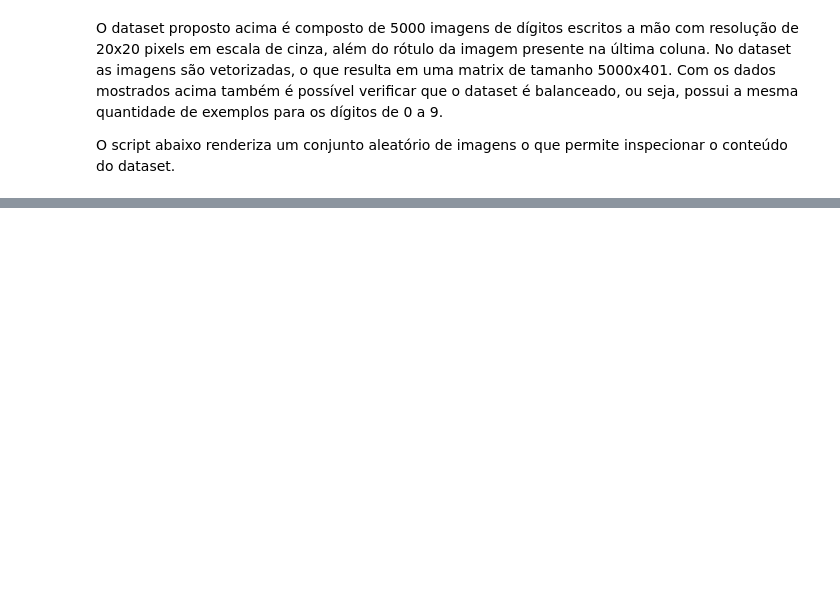
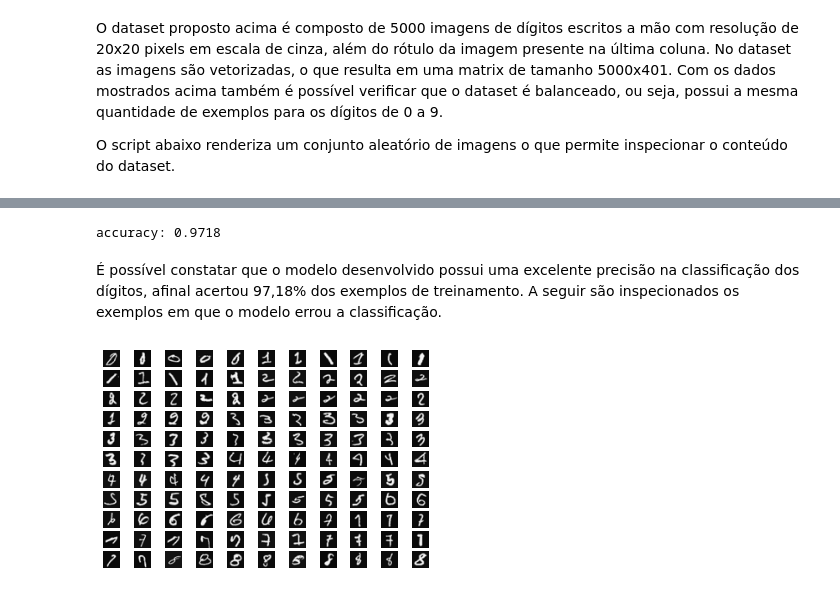
Before and after one commit to CleberPeter/machine_learning_book, a Jupyter notebook: 06-neural_networks.ipynb, the cells around one changed output, grey strips where cells are left out. Drawn from its saved outputs; the diff is of its cells as text; code cells hidden in the pictures; blank space fills up the shorter version.

```diff
--- a/06-neural_networks.ipynb
+++ b/06-neural_networks.ipynb
@@ -638,0 +793,56 @@ show_image(X[indexes], n_images)
+# %%
+def predict(x):
+    """
+    Multiclass prediction
+    Arguments:
+        x: np.array (mxn)
+    Returns:
+        np.array (mx1)
+    """
+    [m, n] = np.shape(x)
+    preds = np.zeros((m,n))
+    for idx, x_i in enumerate(x):
+        pred = np.zeros((1,n))
+        out = np.argmax(x_i, axis=0)
+        pred[0, out] = 1
+        preds[idx, :] = pred
+
+    return preds
+
+def accuracy(h_x, y):
+    """
+    Accuracy from classification
+    Arguments:
+        h_x: np.array (mx1)
+        y: np.array (mx1)
+    Returns:
+        accuracy: double
+        id_error_list: list of integer
+    """
+    m = np.shape(h_x)[0]
+    hints = 0
+    id_error_list = []
+    for idx, (h_x_i, y_i) in enumerate(zip(h_x, y)):
+        if np.array_equal(h_x_i, y_i):
+            hints += 1
+        else:
+            id_error_list.append(idx)
+
+    return [hints/m, id_error_list]
+
+o_min_list = vect_to_list(o_min_vect, layers_sizes)
+a = forward_propagation(X, o_min_list)
+pred = predict(a[-1])
+
+[accy, id_error_list] = accuracy(pred, Y)
+print('accuracy:', accy)
+# %% [output]
+accuracy: 0.9718
+# %% [markdown]
+É possível constatar que o modelo desenvolvido possui uma excelente precisão na classificação dos dígitos, afinal acertou 97,18% dos exemplos de treinamento. A seguir são inspecionados os exemplos em que o modelo errou a classificação.
+# %%
+errors = len(id_error_list)
+if errors:
+    show_image(X[id_error_list], errors)
+# %% [output]
+[figure, added]
```
Also changed, not shown: parts of 17 cells of this notebook, 1 other file.
